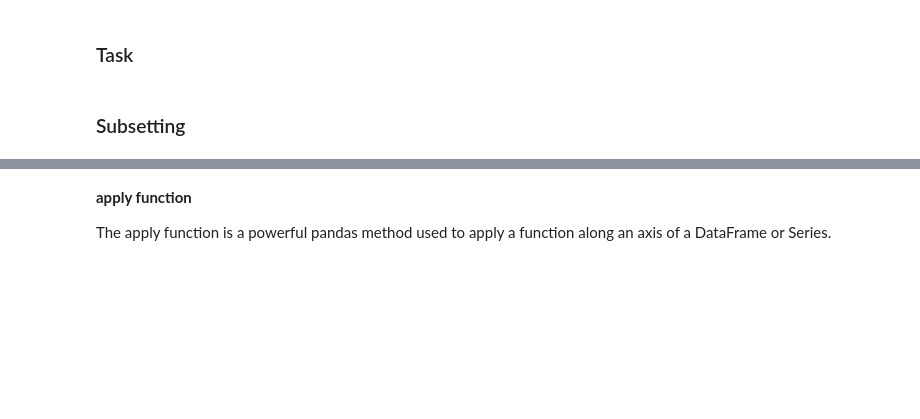
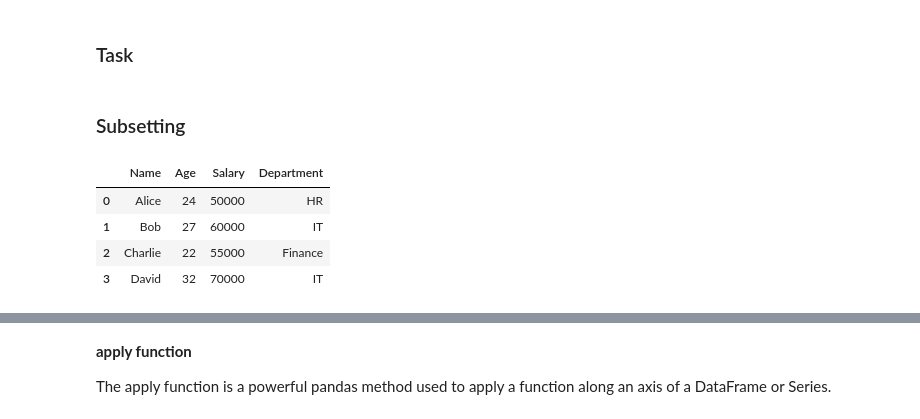
Before and after one commit to tandhiny/Phyton_Class, a Jupyter notebook: Python_III.ipynb, the cells around one changed output, grey strips where cells are left out. Drawn from its saved outputs; the diff is of its cells as text; code cells hidden in the pictures; blank space fills up the shorter version.

```diff
--- a/Python_III.ipynb
+++ b/Python_III.ipynb
@@ -216,12 +433,19 @@ master=pd.read_csv("https://github.com/urosgodnov/datasets/blob/master/Master.cs
 # %%
 data = {
     'Name': ['Alice', 'Bob', 'Charlie', 'David'],
     'Age': [24, 27, 22, 32],
     'Salary': [50000, 60000, 55000, 70000],
     'Department': ['HR', 'IT', 'Finance', 'IT']
 }
 
 df = pd.DataFrame(data)
+df
+# %% [output]
+|  | Name | Age | Salary | Department |
+| 0 | Alice | 24 | 50000 | HR |
+| 1 | Bob | 27 | 60000 | IT |
+| 2 | Charlie | 22 | 55000 | Finance |
+| 3 | David | 32 | 70000 | IT |
 # %%
 # Subsetting Columns
 subset_columns = df[['Name', 'Age']]
```
Also changed, not shown: parts of 35 cells of this notebook.
